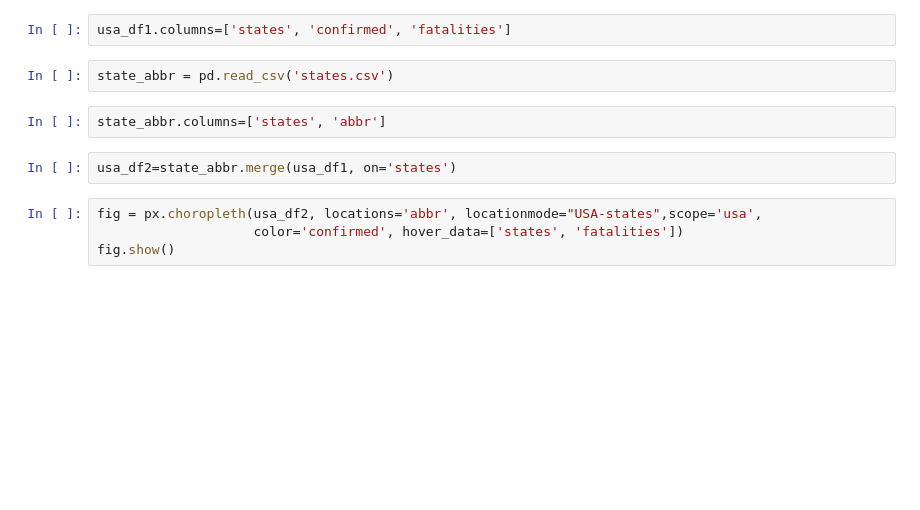
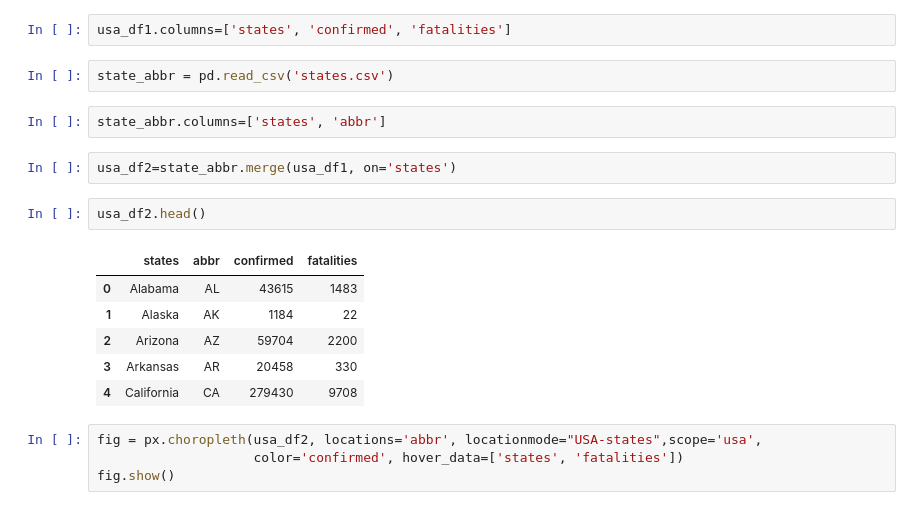
Before and after one commit to Daviditto/kaggle-challenge-covid-situation-in-2020, a Jupyter notebook: COVID-19 situation in 2020 EDA part 4.ipynb, the cells around one changed output. Saved outputs shown, nothing was run; the diff lists cells and outputs as text; blank space fills up the shorter version.

```diff
--- a/COVID-19 situation in 2020 EDA part 4.ipynb
+++ b/COVID-19 situation in 2020 EDA part 4.ipynb
@@ -57,6 +57,15 @@ state_abbr = pd.read_csv('states.csv')
 state_abbr.columns=['states', 'abbr']
 # %%
 usa_df2=state_abbr.merge(usa_df1, on='states')
+# %%
+usa_df2.head()
+# %% [output]
+|  | states | abbr | confirmed | fatalities |
+| 0 | Alabama | AL | 43615 | 1483 |
+| 1 | Alaska | AK | 1184 | 22 |
+| 2 | Arizona | AZ | 59704 | 2200 |
+| 3 | Arkansas | AR | 20458 | 330 |
+| 4 | California | CA | 279430 | 9708 |
 # %%
 fig = px.choropleth(usa_df2, locations='abbr', locationmode="USA-states",scope='usa',
                     color='confirmed', hover_data=['states', 'fatalities'])
```
Also changed, not shown: parts of 25 cells of this notebook.
